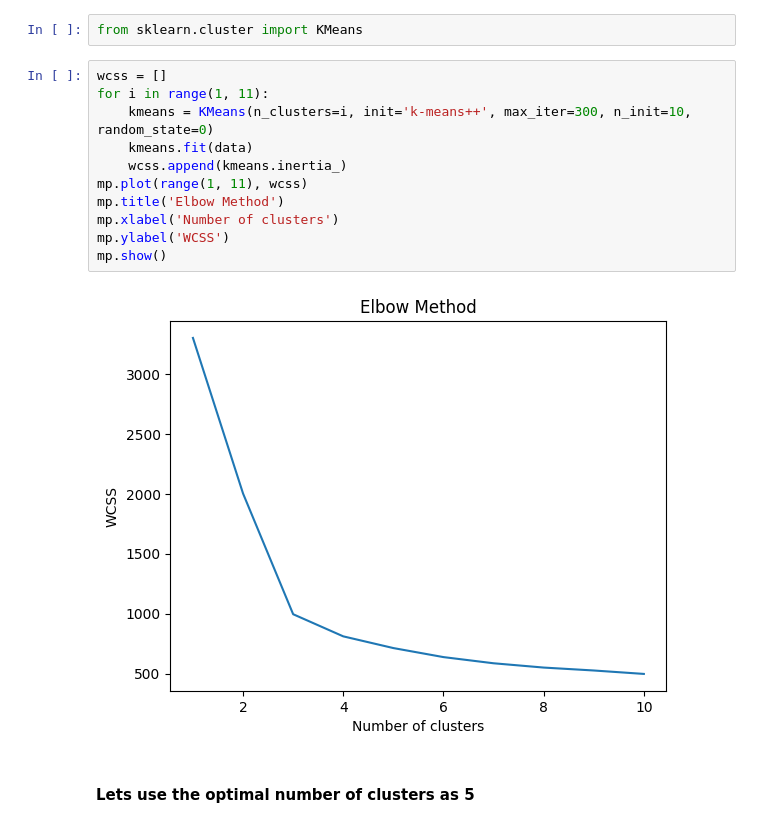
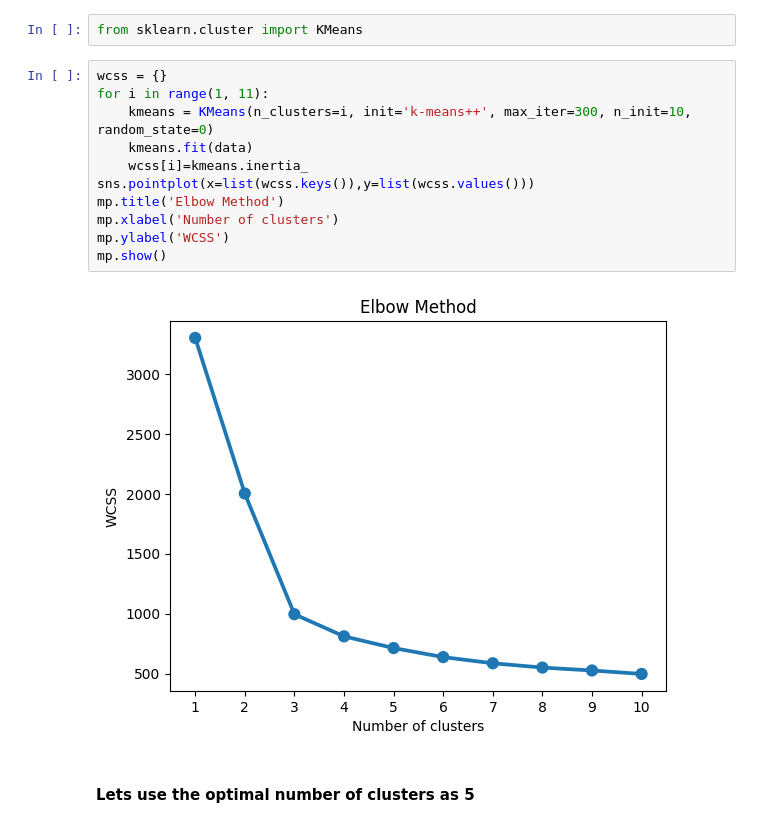
Before and after one commit to Shivam-Shane/Learnerhub, a Jupyter notebook: IPYTHON/Assignment 5.question 2.ipynb, the cells around one changed output. Cells and saved outputs as stored; diff of their text form.

```diff
--- a/IPYTHON/Assignment 5.question 2.ipynb
+++ b/IPYTHON/Assignment 5.question 2.ipynb
@@ -193,18 +193,18 @@ data
 # %%
 from sklearn.cluster import KMeans
 # %%
-wcss = []
+wcss = {}
 for i in range(1, 11):
     kmeans = KMeans(n_clusters=i, init='k-means++', max_iter=300, n_init=10, random_state=0)
     kmeans.fit(data)
-    wcss.append(kmeans.inertia_)
-mp.plot(range(1, 11), wcss)
+    wcss[i]=kmeans.inertia_
+sns.pointplot(x=list(wcss.keys()),y=list(wcss.values()))
 mp.title('Elbow Method')
 mp.xlabel('Number of clusters')
 mp.ylabel('WCSS')
 mp.show()
 # %% [output]
-[figure, old version]
+[figure, new version]
 # %% [markdown]
 #### Lets use the optimal number of clusters as 5
 # %%
```
Also changed, not shown: parts of 2 cells of this notebook.
